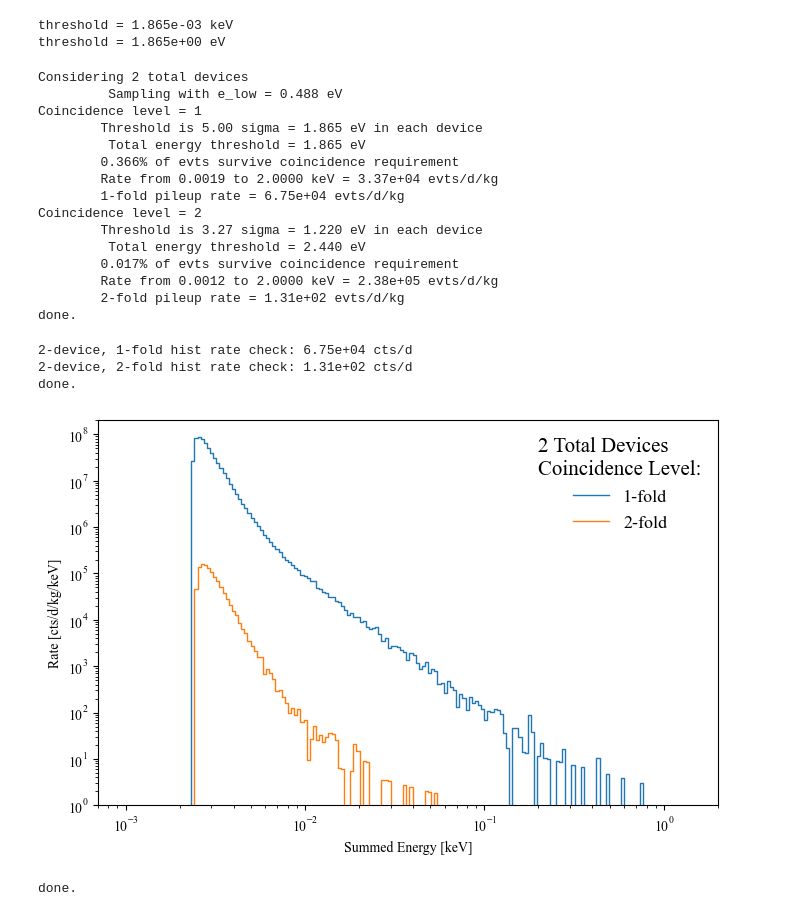
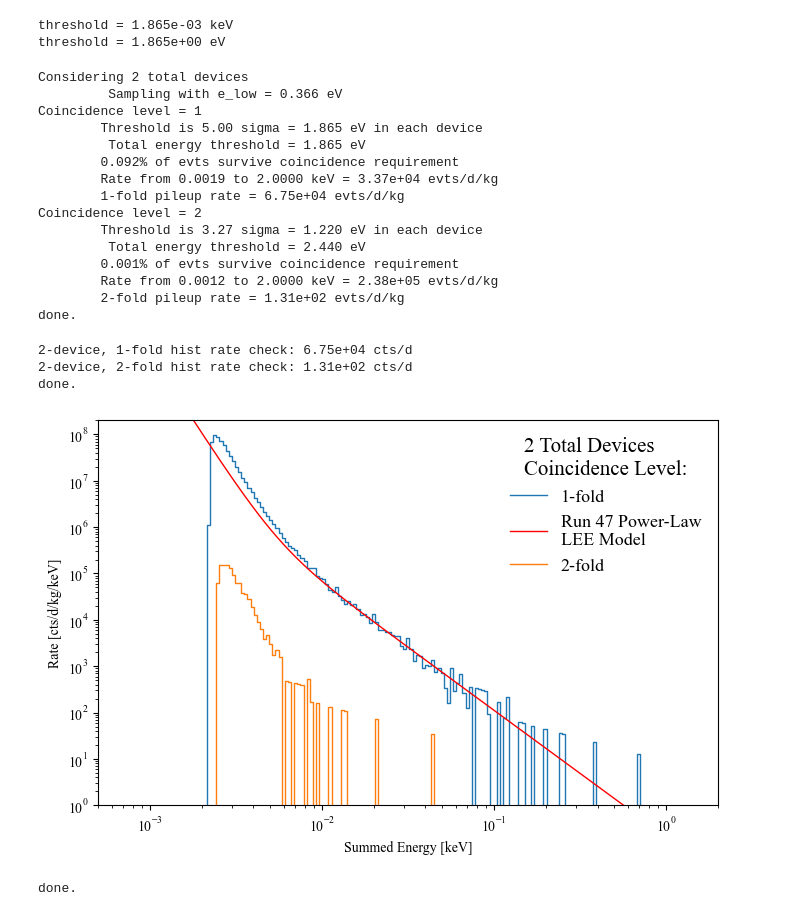
Before and after one commit to spice-herald/DarkLim, a Jupyter notebook: examples/generate_lee_templates_powerlaw.ipynb, the cells around one changed output. Drawn from its saved outputs; the diff is of its cells as text; code cells hidden in the pictures.

```diff
--- a/examples/generate_lee_templates_powerlaw.ipynb
+++ b/examples/generate_lee_templates_powerlaw.ipynb
@@ -82,7 +82,7 @@ energy_res = 0.373e-3 # energy resolution in keV
 nsigma = 5
 threshold = nsigma*energy_res
 
-e_low = 0.7e-3 #keV - determined by lowest per device threshold considered
+e_low = 0.5e-3 #keV - determined by lowest per device threshold considered
 e_high = 2 #keV
 npts = 100000
 
@@ -130,7 +130,7 @@ for i,m in enumerate(devices): # loop over total number of devices
     coinc = np.arange(1,m+1)
     max_coinc = np.max(coinc)
     lowest_threshold = stats.norm.isf(stats.norm.sf(5)**(1/max_coinc)) * energy_res
-    sample_e_low = 0.4*lowest_threshold
+    sample_e_low = 0.3*lowest_threshold
     print('\t Sampling with e_low = {:0.3f} eV'.format(sample_e_low*1000))
     # simulate events in all devices:
     raw_evts = np.zeros((m,ntoys))
@@ -190,17 +190,17 @@ for i,m in enumerate(devices): # loop over total number of devices
 print('done.')
 # %% [output]
 Considering 2 total devices
-         Sampling with e_low = 0.488 eV
+         Sampling with e_low = 0.366 eV
 Coincidence level = 1
         Threshold is 5.00 sigma = 1.865 eV in each device
          Total energy threshold = 1.865 eV
-        0.366% of evts survive coincidence requirement
+        0.092% of evts survive coincidence requirement
         Rate from 0.0019 to 2.0000 keV = 3.37e+04 evts/d/kg
         1-fold pileup rate = 6.75e+04 evts/d/kg
 Coincidence level = 2
         Threshold is 3.27 sigma = 1.220 eV in each device
          Total energy threshold = 2.440 eV
-        0.017% of evts survive coincidence requirement
+        0.001% of evts survive coincidence requirement
         Rate from 0.0012 to 2.0000 keV = 2.38e+05 evts/d/kg
         2-fold pileup rate = 1.31e+02 evts/d/kg
 done.
@@ -232,37 +232,38 @@ for i,m in enumerate(devices):
         #h.plot(scale_histogram_by=1,lw=1,label='{}-fold'.format(c),normed=True)
         #h.plot(scale_histogram_by=1/bw,lw=1,label='{}-fold MC w/threshold'.format(c),normed=True)
 
-        if m==1 and c==1: #overlay pdf in this case
-            plt.plot(h.bin_centers,pdf(h.bin_centers),lw=1,color='red', label='Run 47 Power-Law\nLEE Model')
+        #if m==1 and c==1: #overlay pdf in this case
+        if c==1: #overlay pdf in this case
+            plt.plot(h.bin_centers,m*pdf(h.bin_centers),lw=1,color='red', label='Run 47 Power-Law\nLEE Model')
 
         #x = np.geomspace(e_low,e_high,10000)
         #dist = pdf(x)
         #plt.plot(x, dist/np.trapz(dist, x=x),label='Summed Power Law')
 
         #ax.set_title('{:d} Total Devices'.format(m))
         #ax.set_xlim(e_low,e_high)
         ax.set_xlim(e_low,e_high)
         ax.set_xscale('log')
         ax.set_ylim(1,2e8)
         ax.set_yscale('log')
         ax.legend(loc='upper right', title='{:d} Total Devices\nCoincidence Level:'.format(m), frameon=False,ncol=1,fontsize=13,title_fontsize=15)
         #ax.legend(loc='upper right', title='{:0.1e} keV threshold in each device'.format(threshold),ncol=2)
         ax.set_xlabel('Summed Energy [keV]')
         ax.set_ylabel('Rate [cts/d/kg/keV]')
 
         print('{}-device, {}-fold hist rate check: {:0.2e} cts/d'.format(m,c, np.sum(h.histogram*bw) ))
 
         if save:
             outname = './LEE_templates/LEE_bkg_{:d}device_{:d}fold_{:0.0f}mus.txt'.format(m,c,w/1e-6)
             tot = np.column_stack( (h.bin_centers, h.histogram) )
             np.savetxt(outname,tot,fmt=['%.5e','%0.5e'] ,delimiter=' ', header='energy[keV] evts/day/keV/kg')
 
 print('done.')# generate toys from m devices with n-fold coincidence
 # %% [output]
 2-device, 1-fold hist rate check: 6.75e+04 cts/d
 2-device, 2-fold hist rate check: 1.31e+02 cts/d
 done.
-[figure, old version]
+[figure, new version]
 # %%
 # test if distribtions have same shape...
 
```
Also changed, not shown: 6 other files.
